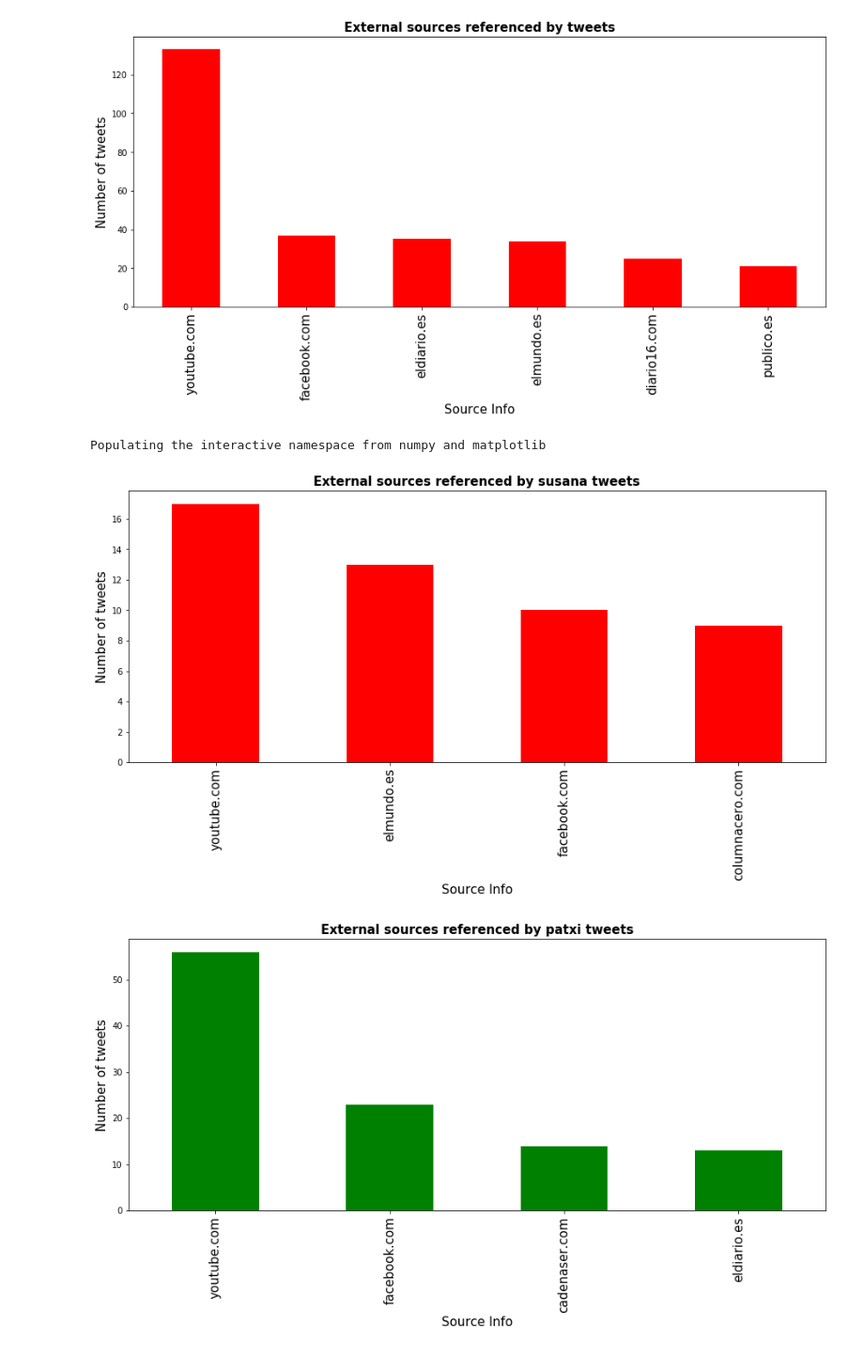
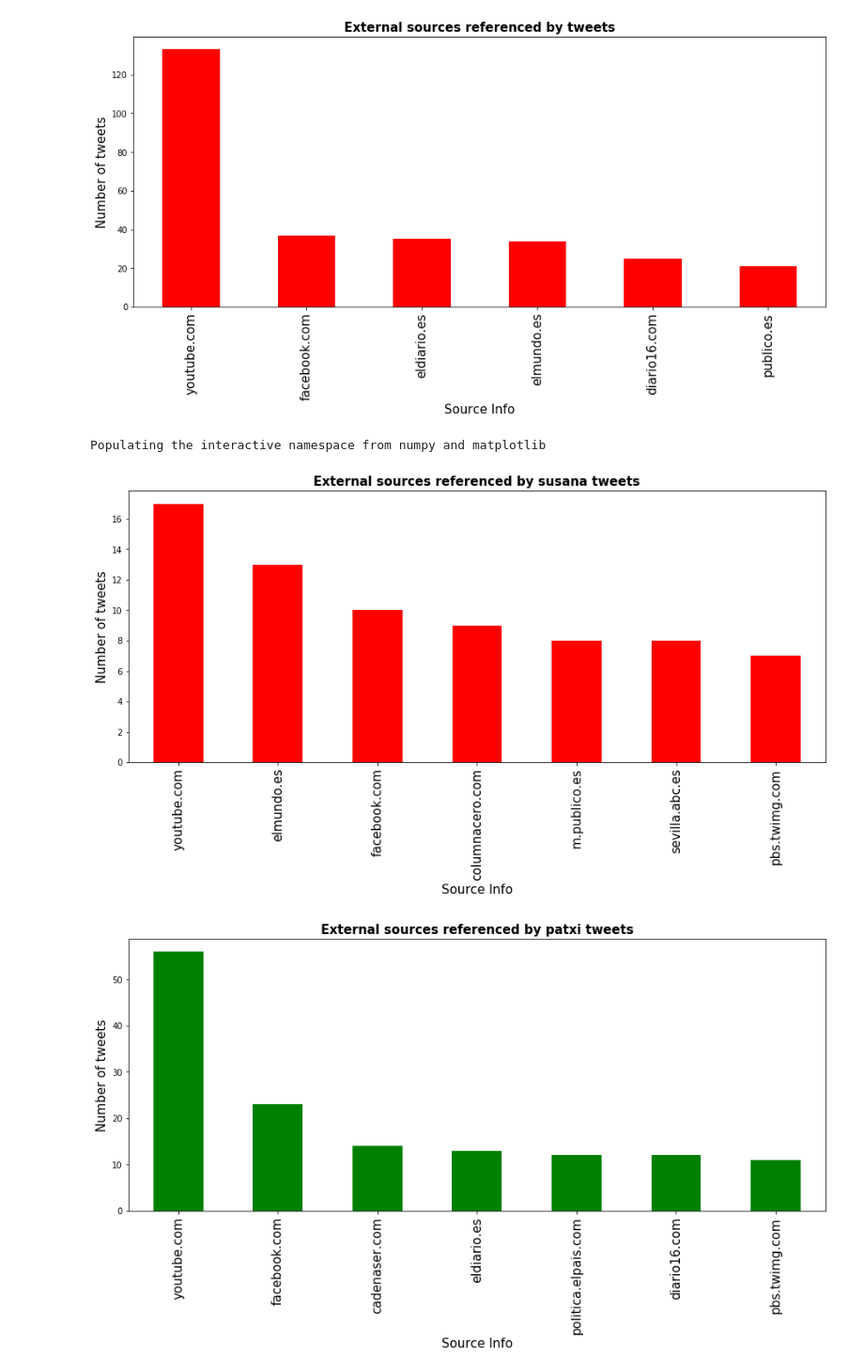
Before and after one commit to Shokesu/PSOE_connection, a Jupyter notebook: view/visualize_data.ipynb, the cells around one changed output. Shown at 94% size. Cells and saved outputs as stored; diff of their text form; code cells hidden in the pictures.

```diff
--- a/view/visualize_data.ipynb
+++ b/view/visualize_data.ipynb
@@ -68,32 +68,32 @@ Populating the interactive namespace from numpy and matplotlib
 # %%
 %matplotlib inline
 %pylab inline
 pylab.rcParams['figure.figsize'] = (15, 6)
 
 # Gráfica se muestran los tweets agreagados en función de la mención a la fuente de información externa y por cada candidato.
 colors = ['red', 'green', 'blue']
 color_index = 0
 for candidate in set(map(lambda tweet:tweet['candidate'], tweets)):
     candidate_tweets = filter(lambda tweet:tweet['candidate'] == candidate, tweets)
     frame2 = pd.DataFrame()
     frame2['source'] = map(lambda tweet:tweet['sources'][0], candidate_tweets)
 
-    tweets_by_source = frame2['source'].value_counts()[0:4]
+    tweets_by_source = frame2['source'].value_counts()[0:7]
 
     fig, ax = plt.subplots()
     ax.tick_params(axis='x', labelsize=15)
     ax.tick_params(axis='y', labelsize=10)
     ax.set_xlabel('Source Info', fontsize=15)
 
     ax.set_ylabel('Number of tweets' , fontsize=15)
     ax.set_title('External sources referenced by {} tweets'.format(candidate), fontsize=15, fontweight='bold')
 
     color = colors[color_index]
     color_index += 1
     if color_index >= len(colors):
         color_index = 0
     tweets_by_source.plot(ax=ax, kind='bar', color=color)
 # %% [output]
 Populating the interactive namespace from numpy and matplotlib
-[figure, old version]
+[figure, new version]
-[figure, old version]
+[figure, new version]
```
Also changed, not shown: parts of 1 cell of this notebook, 3 other files.
